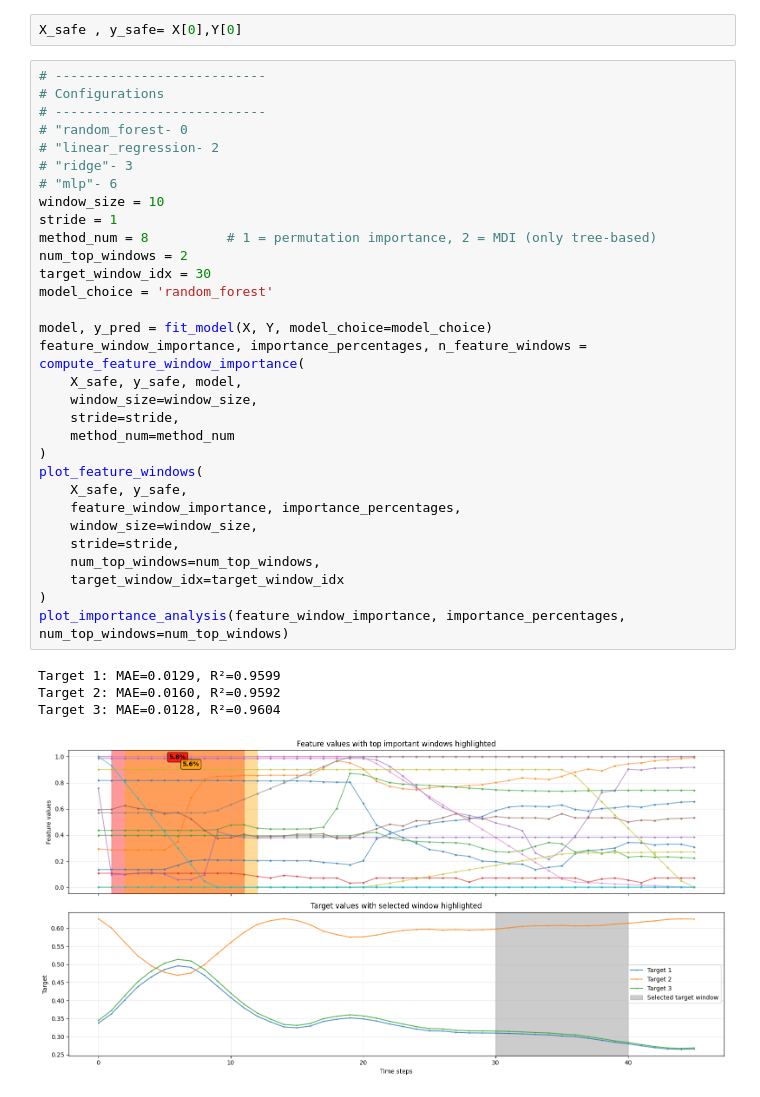
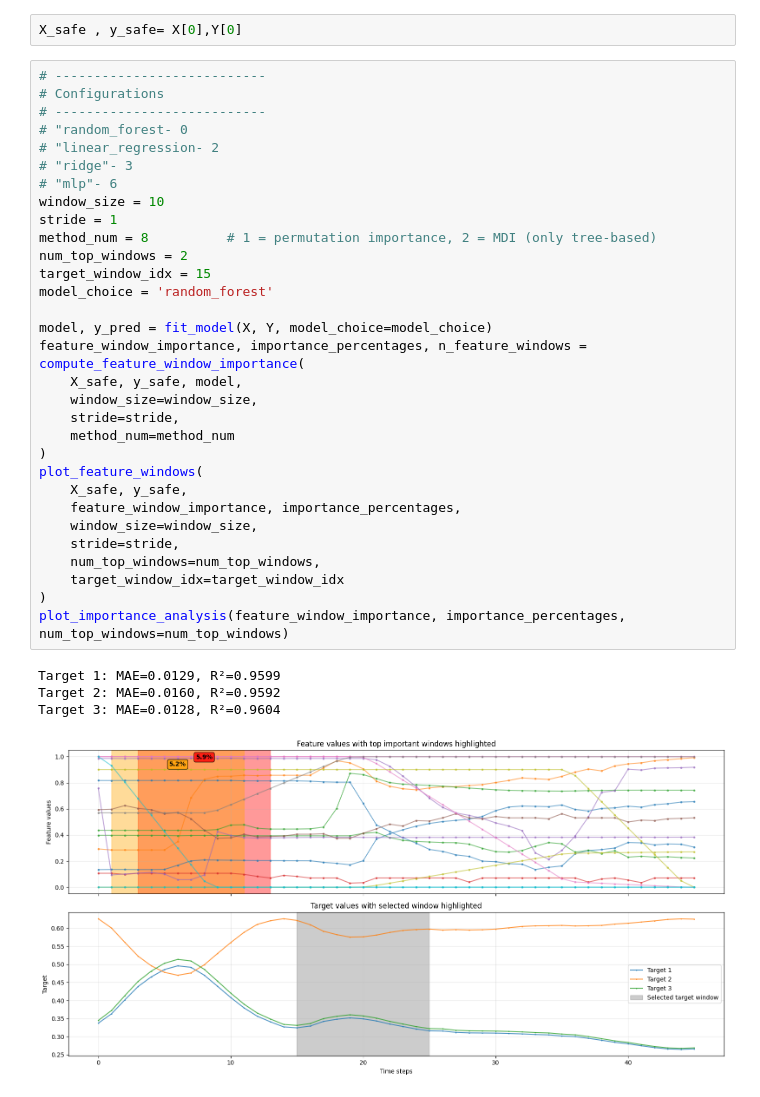
Before and after one commit to arman-niaruhi/temporal-windows-analysis-rotary-tube-bending, a Jupyter notebook: src/pipeline/ml/context-extractor/Windowing_random_forest_46_algorithm.ipynb, the cells around one changed output. Drawn from its saved outputs; the diff is of its cells as text.

```diff
--- a/src/pipeline/ml/context-extractor/Windowing_random_forest_46_algorithm.ipynb
+++ b/src/pipeline/ml/context-extractor/Windowing_random_forest_46_algorithm.ipynb
@@ -383,32 +383,32 @@ X_safe , y_safe= X[0],Y[0]
 # "random_forest- 0
 # "linear_regression- 2
 # "ridge"- 3
 # "mlp"- 6
 window_size = 10
 stride = 1
 method_num = 8          # 1 = permutation importance, 2 = MDI (only tree-based)
 num_top_windows = 2
-target_window_idx = 30
+target_window_idx = 15
 model_choice = 'random_forest'
 
 model, y_pred = fit_model(X, Y, model_choice=model_choice)
 feature_window_importance, importance_percentages, n_feature_windows = compute_feature_window_importance(
     X_safe, y_safe, model,
     window_size=window_size,
     stride=stride,
     method_num=method_num
 )
 plot_feature_windows(
     X_safe, y_safe,
     feature_window_importance, importance_percentages,
     window_size=window_size,
     stride=stride,
     num_top_windows=num_top_windows,
     target_window_idx=target_window_idx
 )
 plot_importance_analysis(feature_window_importance, importance_percentages, num_top_windows=num_top_windows)
 # %% [output]
 Target 1: MAE=0.0129, R²=0.9599
 Target 2: MAE=0.0160, R²=0.9592
 Target 3: MAE=0.0128, R²=0.9604
-[figure, old version]
+[figure, new version]
```
Also changed, not shown: parts of 1 cell of this notebook, 10 other files.
